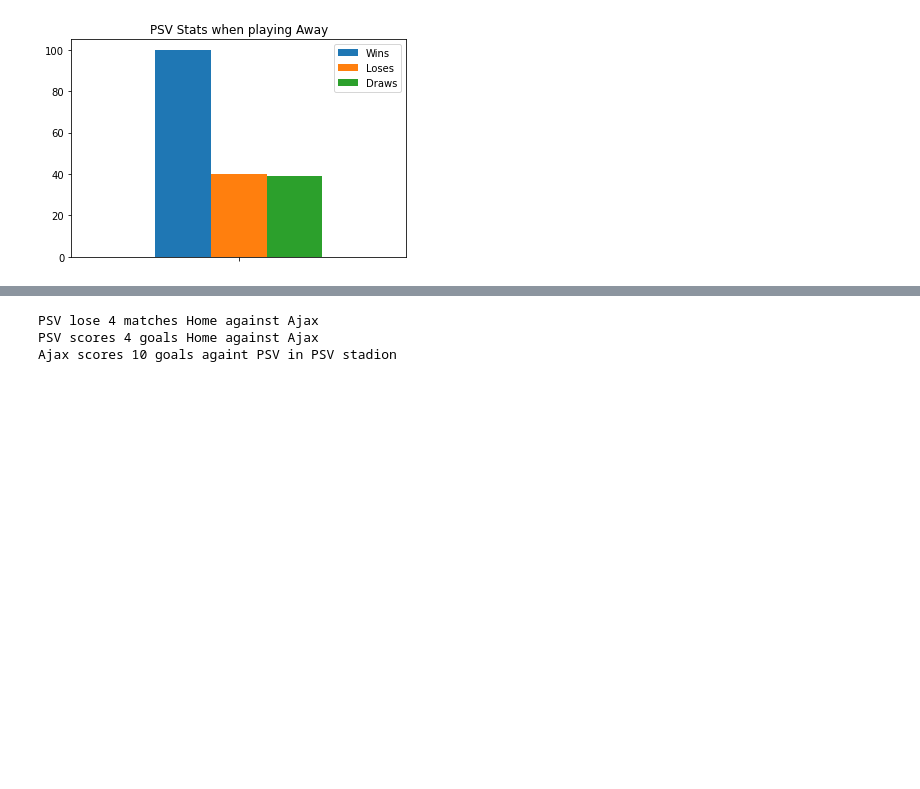
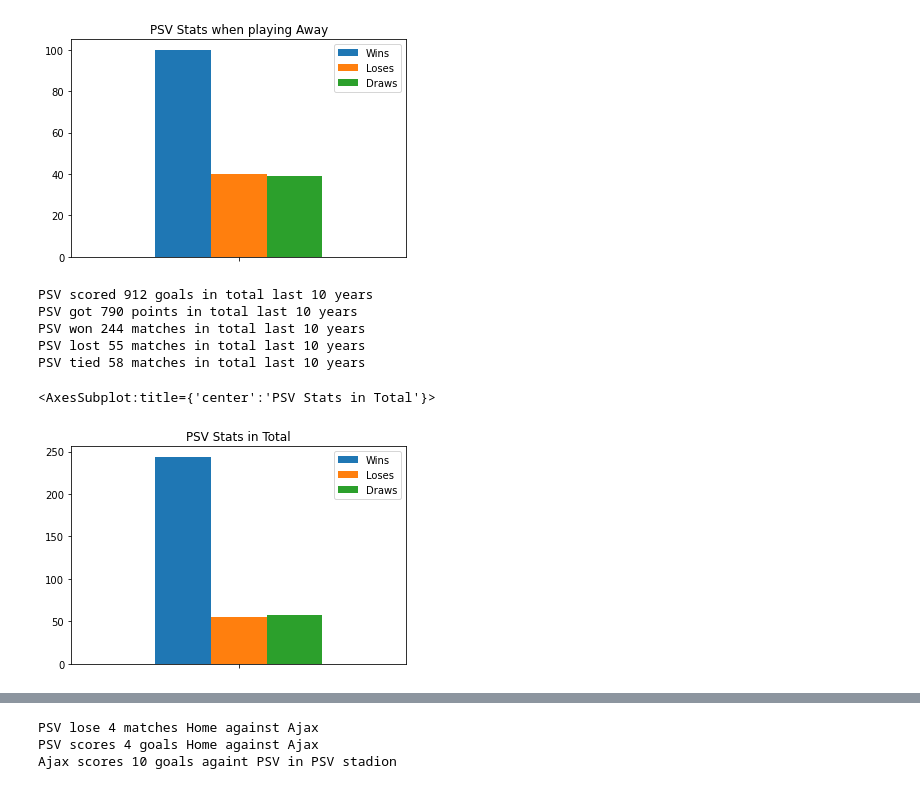
Before and after one commit to mohammedaljader/Football_Predictions_ML, a Jupyter notebook: notebook.ipynb, the cells around one changed output, grey strips where cells are left out. Drawn from its saved outputs; the diff is of its cells as text; code cells hidden in the pictures; blank space fills up the shorter version.

```diff
--- a/notebook.ipynb
+++ b/notebook.ipynb
@@ -905,3 +1019,43 @@ plotdata.plot(kind = 'bar', title ="PSV Stats when playing Away")
 # %% [output]
 <AxesSubplot:title={'center':'PSV Stats when playing Away'}>
 [figure]
+# %%
+# Total PSV Goals, Winnings, losses and draws
+TotalPSVGoals = totalPSVGoalsAway + totalAjaxGoalsHome
+print(f'PSV scored {TotalPSVGoals} goals in total last 10 years')
+
+# points
+
+TotalPSVPoints = totalPSVPointsAway + totalPSVPointsHome
+print(f'PSV got {TotalPSVPoints} points in total last 10 years')
+
+# winning
+TotalPSVWinning = len(PSVWinHome.index) + len(PSVWinAway.index)
+print(f'PSV won {TotalPSVWinning} matches in total last 10 years')
+
+# losses
+TotalPSVLoses = len(PSVloseHome.index) + len(PSVLoseAway.index)
+print(f'PSV lost {TotalPSVLoses} matches in total last 10 years')
+
+# Draws
+TotalPSVDraws = len(PSVDrawHome.index) + len(PSVDrawAway.index)
+print(f'PSV tied {TotalPSVDraws} matches in total last 10 years')
+# %% [output]
+PSV scored 912 goals in total last 10 years
+PSV got 790 points in total last 10 years
+PSV won 244 matches in total last 10 years
+PSV lost 55 matches in total last 10 years
+PSV tied 58 matches in total last 10 years
+# %%
+plotdata = pd.DataFrame({
+    "Wins": TotalPSVWinning,
+    "Loses": TotalPSVLoses,
+    "Draws": TotalPSVDraws
+    },
+    index=[''],
+
+)
+plotdata.plot(kind = 'bar', title ="PSV Stats in Total")
+# %% [output]
+<AxesSubplot:title={'center':'PSV Stats in Total'}>
+[figure, added]
```
Also changed, not shown: parts of 56 cells of this notebook.
